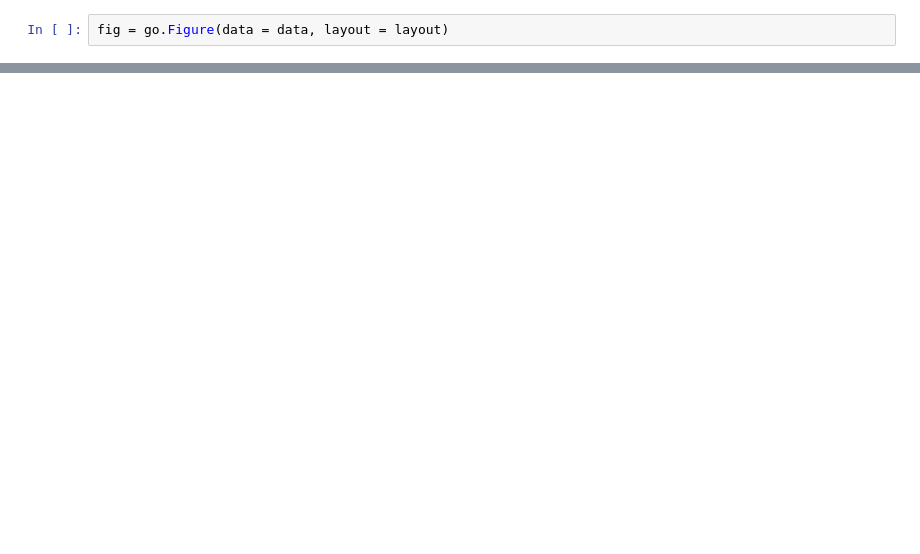
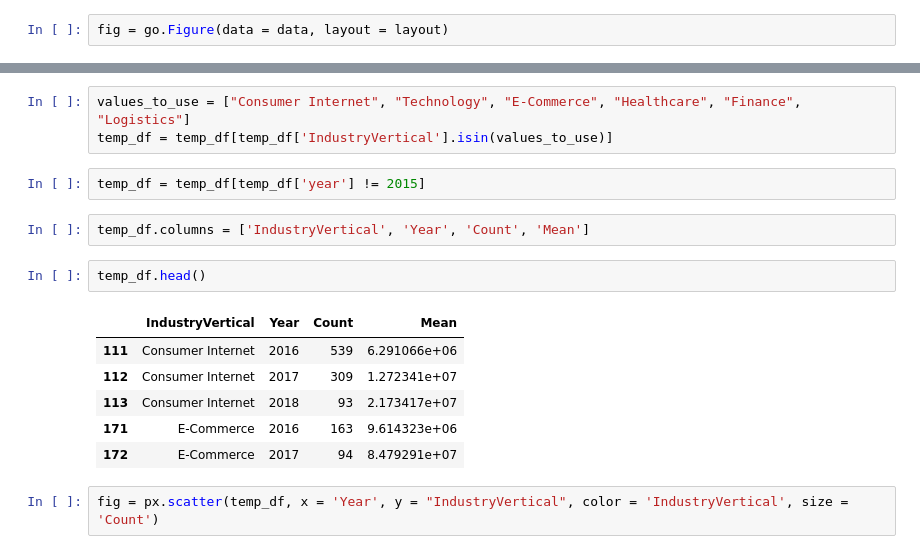
Before and after one commit to farookjintha/Indian-Startups, a Jupyter notebook: Indian-Startups.ipynb, the cells around one changed output, grey strips where cells are left out. Saved outputs shown, nothing was run; the diff lists cells and outputs as text; blank space fills up the shorter version.

```diff
--- a/Indian-Startups.ipynb
+++ b/Indian-Startups.ipynb
@@ -658,0 +828,18 @@ fig
+# %%
+values_to_use = ["Consumer Internet", "Technology", "E-Commerce", "Healthcare", "Finance", "Logistics"]
+temp_df = temp_df[temp_df['IndustryVertical'].isin(values_to_use)]
+# %%
+temp_df = temp_df[temp_df['year'] != 2015]
+# %%
+temp_df.columns = ['IndustryVertical', 'Year', 'Count', 'Mean']
+# %%
+temp_df.head()
+# %% [output]
+|  | IndustryVertical | Year | Count | Mean |
+| 111 | Consumer Internet | 2016 | 539 | 6.291066e+06 |
+| 112 | Consumer Internet | 2017 | 309 | 1.272341e+07 |
+| 113 | Consumer Internet | 2018 | 93 | 2.173417e+07 |
+| 171 | E-Commerce | 2016 | 163 | 9.614323e+06 |
+| 172 | E-Commerce | 2017 | 94 | 8.479291e+07 |
+# %%
+fig = px.scatter(temp_df, x = 'Year', y = "IndustryVertical", color = 'IndustryVertical', size = 'Count')
```
Also changed, not shown: parts of 39 cells of this notebook.
